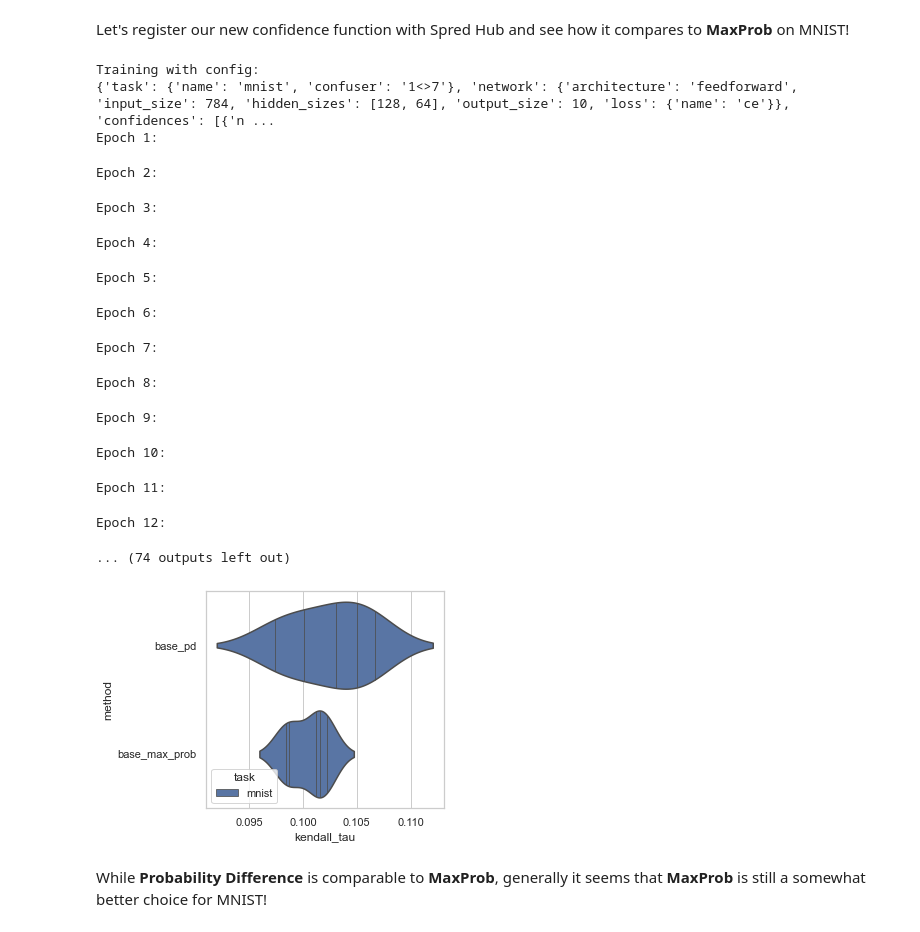
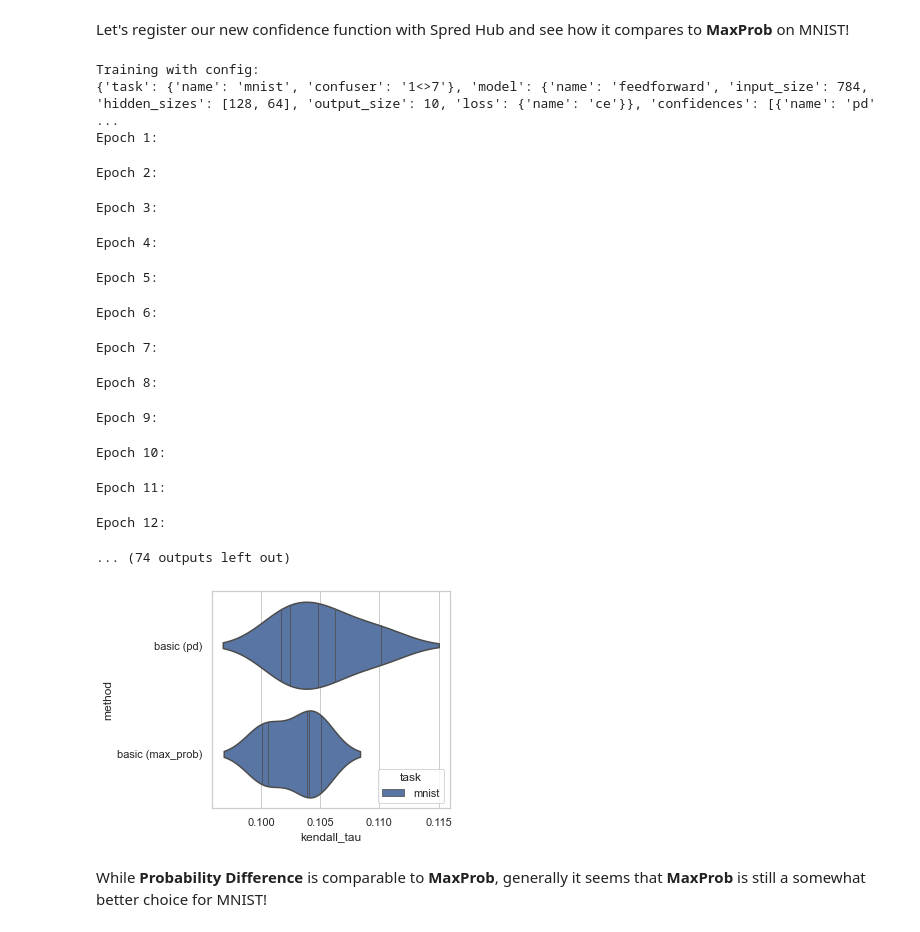
Before and after one commit to Mark-Hopkins-at-Williams/selective-prediction, a Jupyter notebook: docs/confidence_tutorial.ipynb, the cells around one changed output. Drawn from its saved outputs; the diff is of its cells as text; code cells hidden in the pictures.

```diff
--- a/docs/confidence_tutorial.ipynb
+++ b/docs/confidence_tutorial.ipynb
@@ -13,7 +13,7 @@ task_config = {"name": "mnist",
 # %% [markdown]
 For our prediction function, we'll use a simple feedforward neural network with two hidden layers, trained with a standard cross-entropy loss. MNIST images are always 28x28 pixels, thus the input vectors have size 784. As there are 10 digits, the output size of the network is 10.
 # %%
-model_config = {"architecture": "feedforward",
+model_config = {"name": "feedforward",
                 "input_size": 784,
                 "hidden_sizes": [128, 64],
                 "output_size": 10,
@@ -190,7 +159,7 @@ spred_hub.register_confidence_fn("pd", ProbabilityDifference)
 confs = [{"name": "pd"},
          {"name": "max_prob"}]
 config = {"task": task_config,
-          "network": model_config,
+          "model": model_config,
           "confidences": confs,
           "optimizer": {"name": "sgd",
                         "lr": 0.003,
@@ -202,7 +171,7 @@ n_trials = 5
 result_db2 = ResultDatabase([exp.run() for _ in range(n_trials)])
 # %% [output]
 Training with config:
-{'task': {'name': 'mnist', 'confuser': '1<>7'}, 'network': {'architecture': 'feedforward', 'input_size': 784, 'hidden_sizes': [128, 64], 'output_size': 10, 'loss': {'name': 'ce'}}, 'confidences': [{'n ...
+{'task': {'name': 'mnist', 'confuser': '1<>7'}, 'model': {'name': 'feedforward', 'input_size': 784, 'hidden_sizes': [128, 64], 'output_size': 10, 'loss': {'name': 'ce'}}, 'confidences': [{'name': 'pd' ...
 Epoch 1:
 Epoch 2:
 Epoch 3:
@@ -218,9 +187,9 @@ Epoch 12:
 ... (74 outputs left out)
 # %%
 from spred.analytics import plot_evaluation_metric
-plot_evaluation_metric(result_db, "kendall_tau")
+plot_evaluation_metric(result_db2, "kendall_tau")
 # %% [output]
-[figure, old version]
+[figure, new version]
 # %% [markdown]
 While **Probability Difference** is comparable to **MaxProb**, generally it seems that **MaxProb** is still a somewhat better choice for MNIST!
 # %% [markdown]
```
Also changed, not shown: parts of 6 cells of this notebook, 4 other files.
